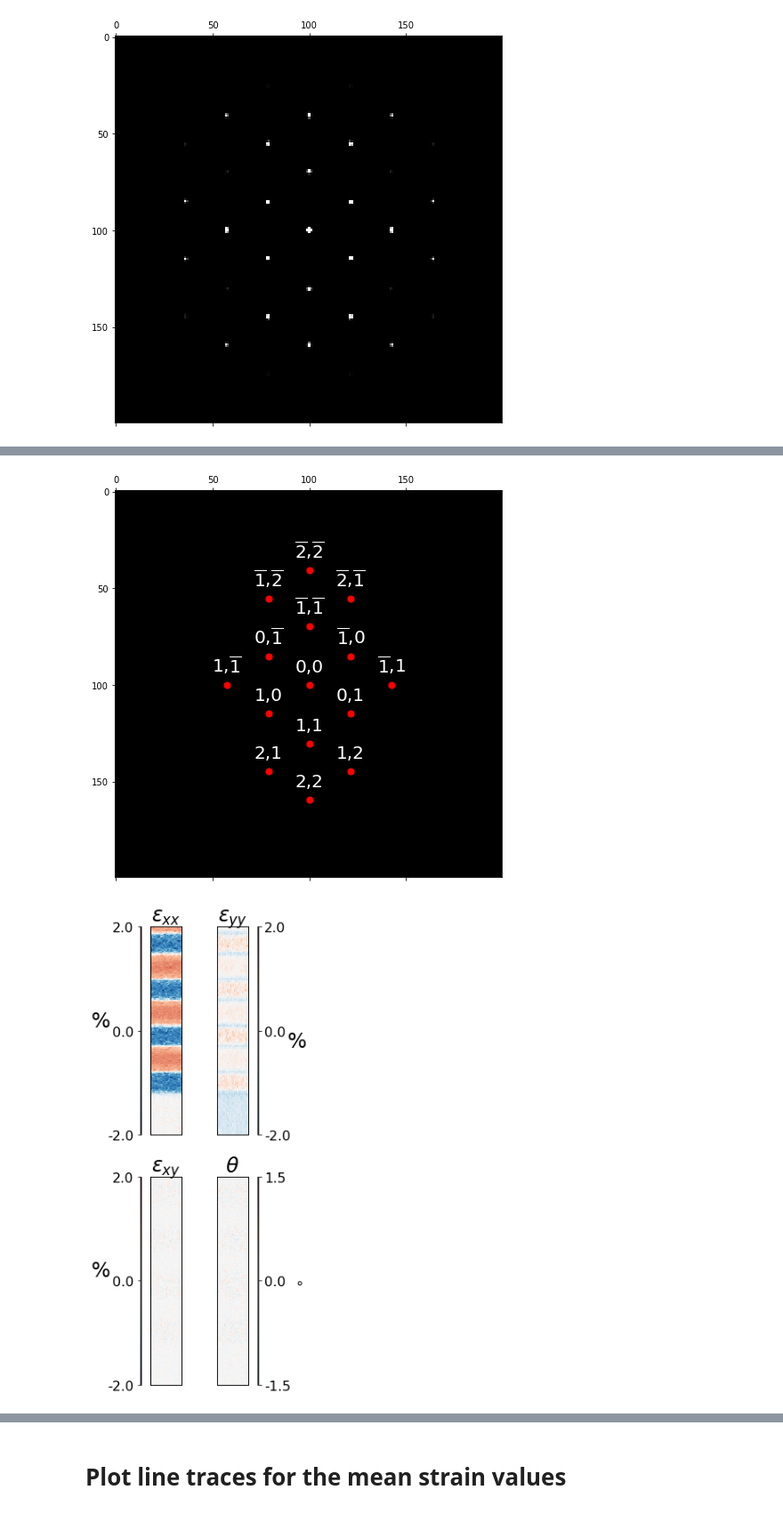
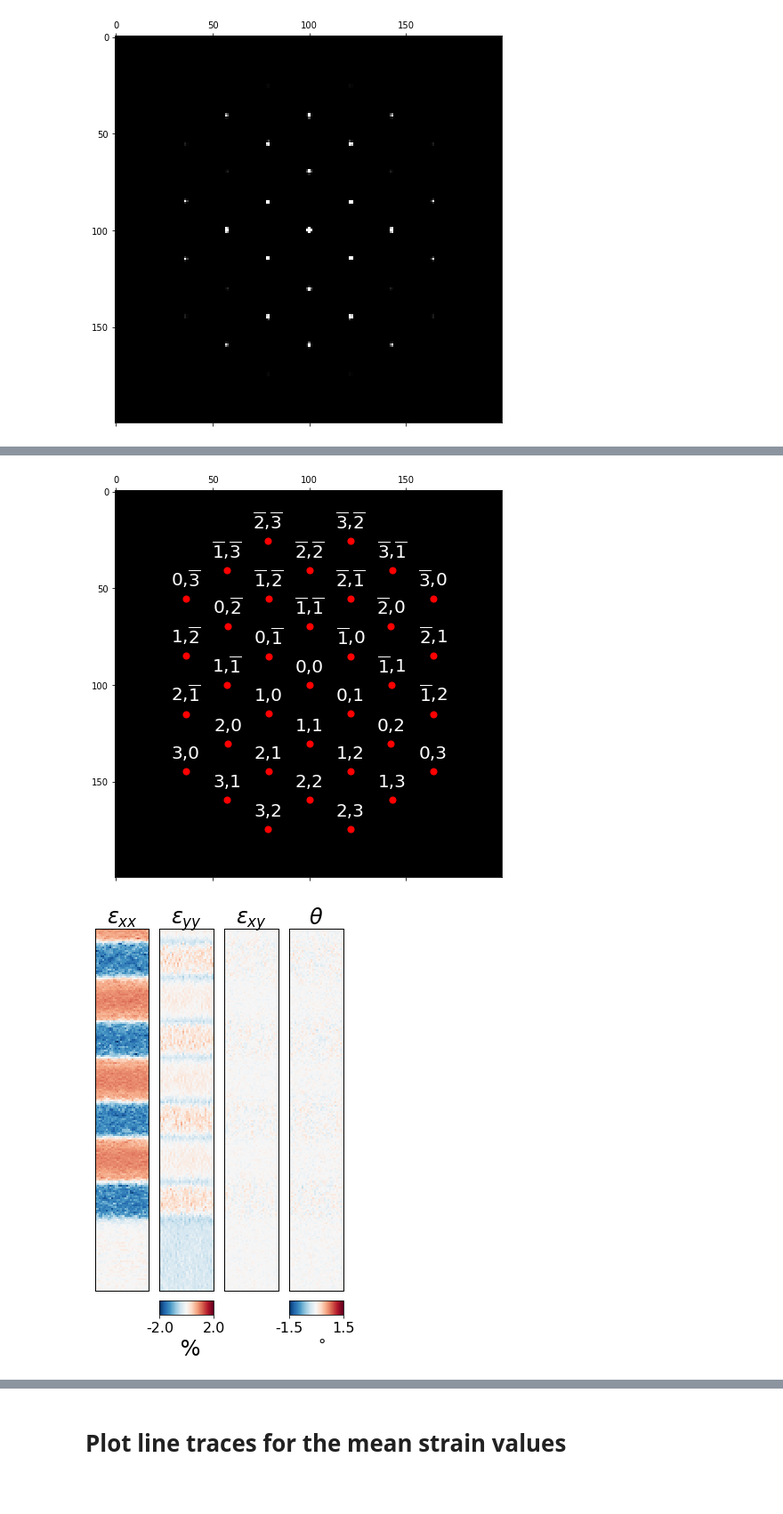
Before and after one commit to py4dstem/py4DSTEM_tutorials, a Jupyter notebook: notebooks/strain_simulated/small_Ge_SiGe_MLs_ideal.ipynb, the cells around one changed output, grey strips where cells are left out. Shown at 89% size. Cells and saved outputs as stored; diff of their text form; code cells hidden in the pictures; blank space fills up the shorter version.

Commit message:
Updates to tutorial nbs for MM2021

```diff
--- a/notebooks/strain_simulated/small_Ge_SiGe_MLs_ideal.ipynb
+++ b/notebooks/strain_simulated/small_Ge_SiGe_MLs_ideal.ipynb
@@ -38,6 +44,9 @@ file_path_input = '/media/cophus/DATA/4DSTEM/cropped_Ge_SiGe_ML_ideal.h5'
 file_path_output = '/media/cophus/DATA/4DSTEM/cropped_Ge_SiGe_ML_ideal'
 # file_path_input = 'C:/data/SiGe_sims/cropped_Ge_SiGe_ML_ideal.h5'
 # file_path_output = 'C:/data/SiGe_sims/cropped_Ge_SiGe_ML_ideal'
+
+file_path_input = '/Users/Ben/Work/Data/py4DSTEM_tutorials/cropped_Ge_SiGe_ML_ideal.h5'
+file_path_output = '/Users/Ben/Work/Data/py4DSTEM_tutorials/cropped_Ge_SiGe_ML_ideal_output'
 # %%
 py4DSTEM.io.read(file_path_input)
 # %% [output]
@@ -184,7 +212,6 @@ bragg_peaks = py4DSTEM.process.diskdetection.find_Bragg_disks(
     sigma=sigma,
     edgeBoundary=edgeBoundary,
     minRelativeIntensity=minRelativeIntensity,
-    relativeToPeak=relativeToPeak,
     minPeakSpacing=minPeakSpacing,
     maxNumPeaks=maxNumPeaks,
     subpixel=subpixel,
@@ -223,7 +250,7 @@ gx, gy, gI = py4DSTEM.process.utils.get_maxima_2D(
     sigma=1,
     edgeBoundary=10,
     minSpacing=10,
-    minRelativeIntensity=0.01,
+    minRelativeIntensity=0.0001,
     maxNumPeaks=100,
     subpixel='multicorr'
 )
@@ -272,7 +299,7 @@ py4DSTEM.visualize.show_bragg_indexing(
     braggdirections=braggdirections,
     points=True)
 # %% [output]
-[figure, old version]
+[figure, new version]
 # %%
 # maximum peak spacing from expected positions - this helps prevent false positives from affecting the results.
 max_peak_spacing = 4
@@ -290,28 +317,30 @@ g1g2_map = py4DSTEM.process.latticevectors.fit_lattice_vectors_all_DPs(bragg_pea
 # %%
 # Compute the strain using the median of the measured g1g2 as reference
 strainmap_mediang1g2 = py4DSTEM.process.latticevectors.get_strain_from_reference_region(
     g1g2_map,
     mask=np.ones((dataset.R_Nx,dataset.R_Ny),dtype=bool))
 
 # Rotate the lattice direction of the strain map
 # (pattern is rotated with respect to the scan direction)
 g_reference = np.add(g2, g1)
 strainmap = py4DSTEM.process.latticevectors.get_rotated_strain_map(
     strainmap_mediang1g2,
     g_reference[0],
     g_reference[1])
 
 # plot the 4 components of the strain tensor
 py4DSTEM.visualize.show_strain(
     strainmap,
     vrange_exx=[-2.0, 2.0],
     vrange_theta=[-1.5, 1.5],
-    ticknumber=3,
+    ticknumber=2,
     axes_plots=(),
     bkgrd=False,
-    figsize=(3,10))
+    figsize=(5,10),
+    layout=1,
+    show_cbars=('eyy','theta'))
 # %% [output]
-[figure, old version]
+[figure, new version]
 # %%
 # Set the reference lattice to be the probe positions inside the substrate.
 
```
Also changed, not shown: parts of 10 cells of this notebook, 4 other files.
